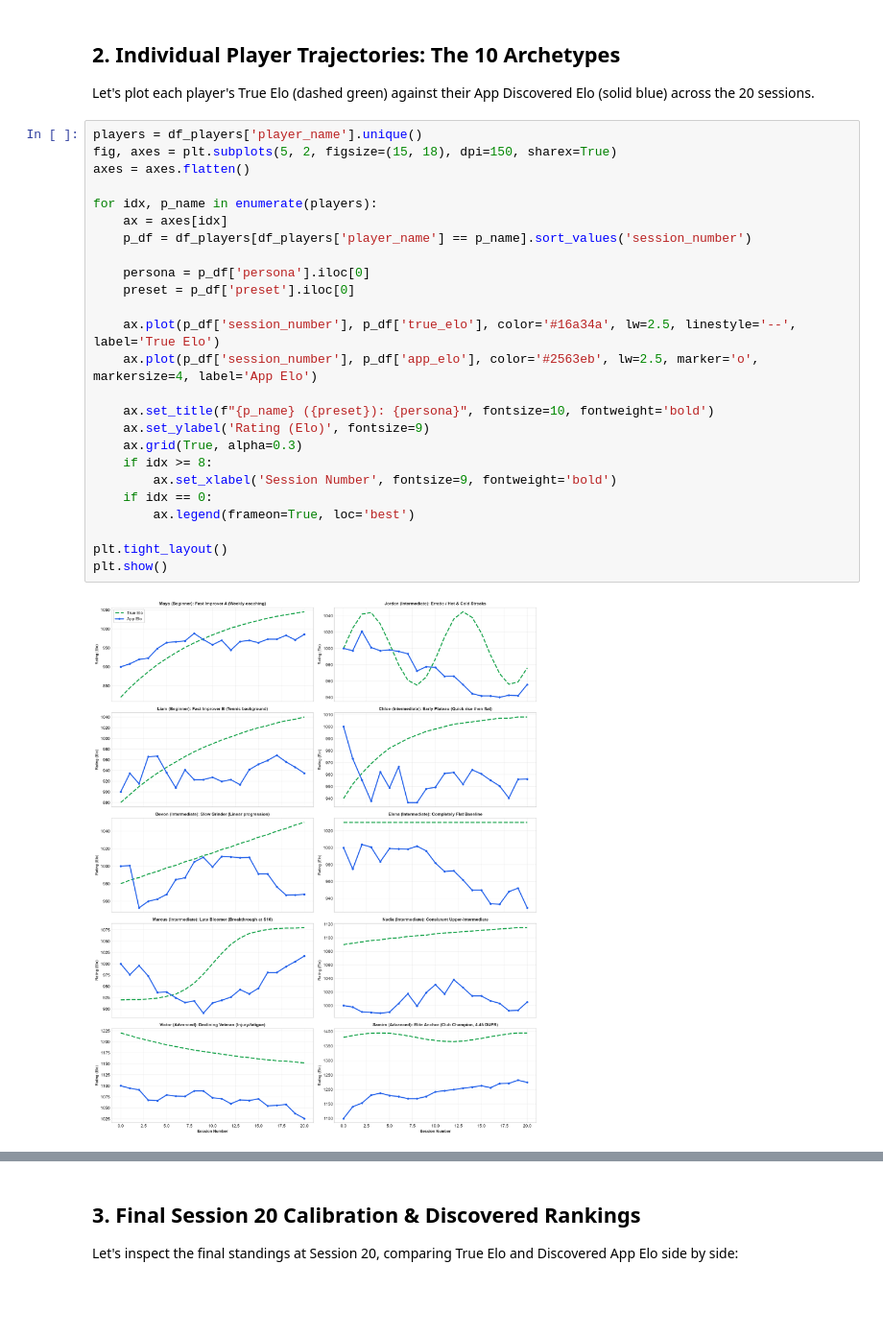
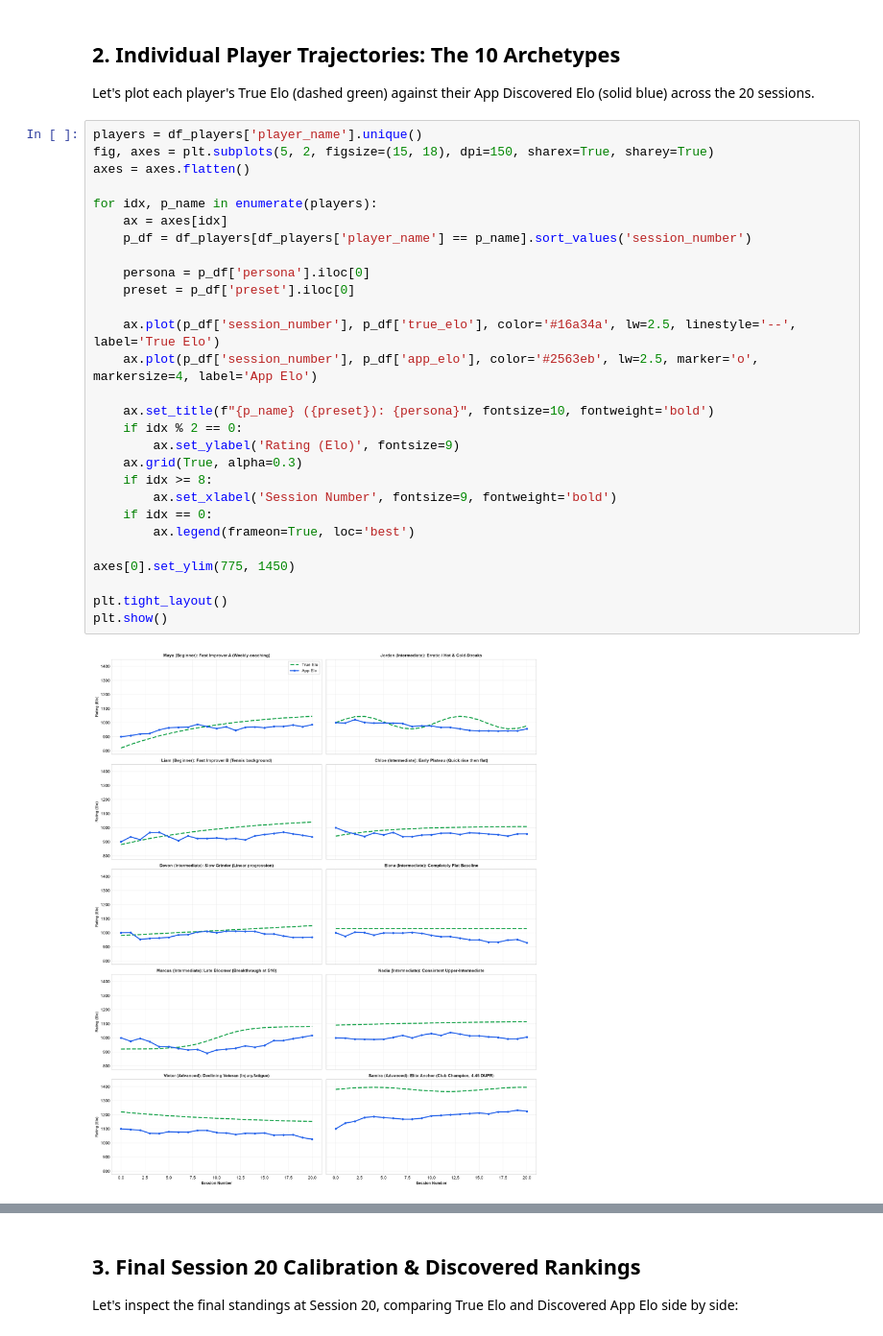
Before and after one commit to NathanG1en/Pickleball-Matcher, a Jupyter notebook: analysis/ten_player_simulation_analysis.ipynb, the cells around one changed output, grey strips where cells are left out. Shown at 96% size. Drawn from its saved outputs; the diff is of its cells as text; blank space fills up the shorter version.

Commit message:
Align player trajectory subplots to shared y-axis scale in simulation notebook

```diff
--- a/analysis/ten_player_simulation_analysis.ipynb
+++ b/analysis/ten_player_simulation_analysis.ipynb
@@ -138,31 +138,34 @@ plt.show()
 Let's plot each player's True Elo (dashed green) against their App Discovered Elo (solid blue) across the 20 sessions.
 # %%
 players = df_players['player_name'].unique()
-fig, axes = plt.subplots(5, 2, figsize=(15, 18), dpi=150, sharex=True)
+fig, axes = plt.subplots(5, 2, figsize=(15, 18), dpi=150, sharex=True, sharey=True)
 axes = axes.flatten()
 
 for idx, p_name in enumerate(players):
     ax = axes[idx]
     p_df = df_players[df_players['player_name'] == p_name].sort_values('session_number')
 
     persona = p_df['persona'].iloc[0]
     preset = p_df['preset'].iloc[0]
 
     ax.plot(p_df['session_number'], p_df['true_elo'], color='#16a34a', lw=2.5, linestyle='--', label='True Elo')
     ax.plot(p_df['session_number'], p_df['app_elo'], color='#2563eb', lw=2.5, marker='o', markersize=4, label='App Elo')
 
     ax.set_title(f"{p_name} ({preset}): {persona}", fontsize=10, fontweight='bold')
-    ax.set_ylabel('Rating (Elo)', fontsize=9)
+    if idx % 2 == 0:
+        ax.set_ylabel('Rating (Elo)', fontsize=9)
     ax.grid(True, alpha=0.3)
     if idx >= 8:
         ax.set_xlabel('Session Number', fontsize=9, fontweight='bold')
     if idx == 0:
         ax.legend(frameon=True, loc='best')
 
+axes[0].set_ylim(775, 1450)
+
 plt.tight_layout()
 plt.show()
 # %% [output]
-[figure, old version]
+[figure, new version]
 # %% [markdown]
 ### Deep-Dive: What Succeeded and What Failed?
 
```
Also changed, not shown: parts of 4 cells of this notebook, 1 other file.
